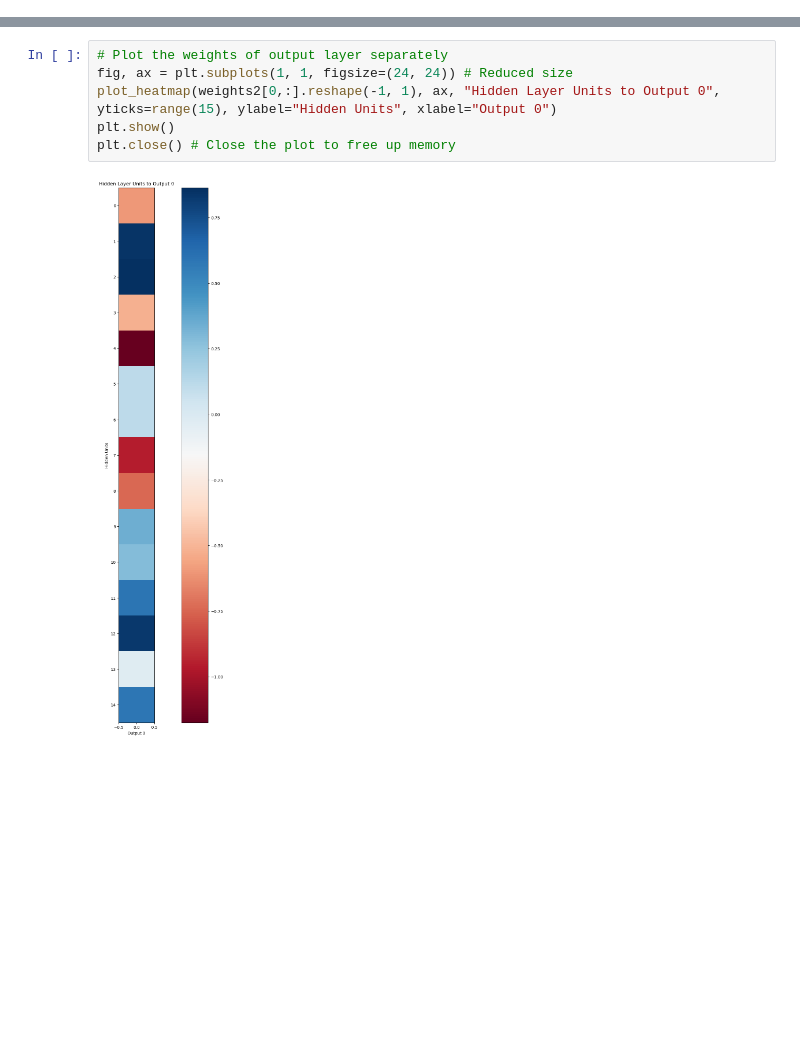
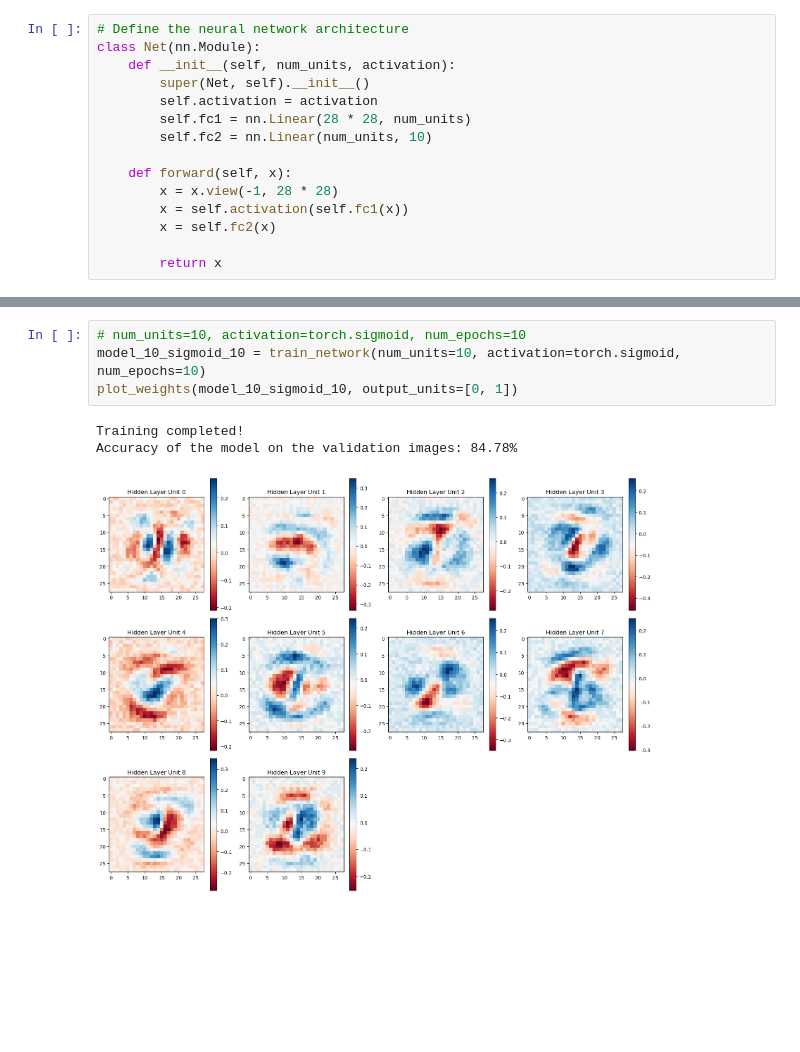
Before and after one commit to benclarkegithub/introduction-to-neural-networks, a Jupyter notebook: IntroductionToNeuralNetworks.ipynb, the cells around one changed output, grey strips where cells are left out. Cells and saved outputs as stored; diff of their text form; blank space fills up the shorter version.

Commit message:
Added hyperparameters to the train method and tested different combinations

```diff
--- a/IntroductionToNeuralNetworks.ipynb
+++ b/IntroductionToNeuralNetworks.ipynb
@@ -12 +16,16 @@ import matplotlib.pyplot as plt
+# %%
+# Define the neural network architecture
+class Net(nn.Module):
+    def __init__(self, num_units, activation):
+        super(Net, self).__init__()
+        self.activation = activation
+        self.fc1 = nn.Linear(28 * 28, num_units)
+        self.fc2 = nn.Linear(num_units, 10)
+
+    def forward(self, x):
+        x = x.view(-1, 28 * 28)
+        x = self.activation(self.fc1(x))
+        x = self.fc2(x)
+
+        return x
 # %%
@@ -112,8 +132,8 @@ plt.close() # Close the plot to free up memory
-# %%
-# Plot the weights of output layer separately
-fig, ax = plt.subplots(1, 1, figsize=(24, 24)) # Reduced size
-plot_heatmap(weights2[0,:].reshape(-1, 1), ax, "Hidden Layer Units to Output 0", yticks=range(15), ylabel="Hidden Units", xlabel="Output 0")
-plt.show()
-plt.close() # Close the plot to free up memory
-# %% [output]
-[figure, removed]
+# %%
+# num_units=10, activation=torch.sigmoid, num_epochs=10
+model_10_sigmoid_10 = train_network(num_units=10, activation=torch.sigmoid, num_epochs=10)
+plot_weights(model_10_sigmoid_10, output_units=[0, 1])
+# %% [output]
+Training completed!
+Accuracy of the model on the validation images: 84.78%
+[figure, added]
```
Also changed, not shown: parts of 18 cells of this notebook.
